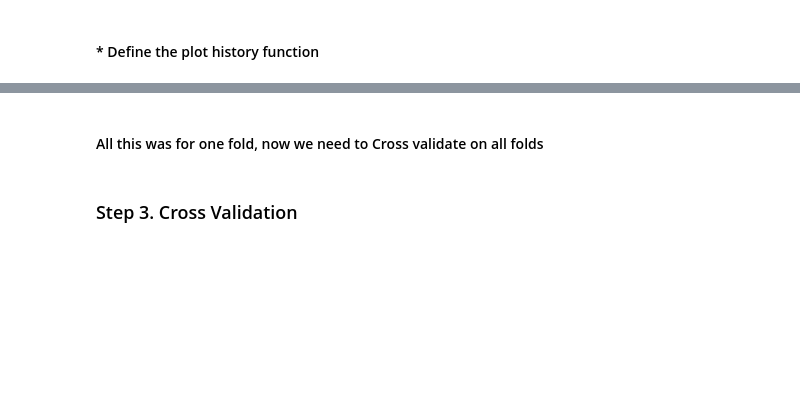
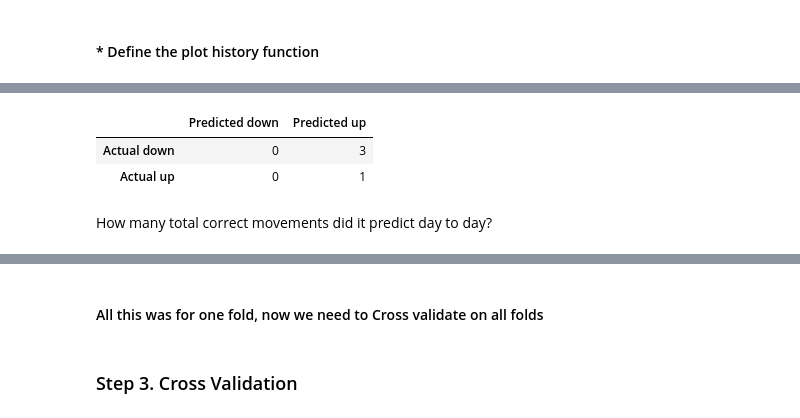
Before and after one commit to E-Brown96/crypto_market_assistant, a Jupyter notebook: notebooks/Joseph_7days.ipynb, the cells around one changed output, grey strips where cells are left out. Cells and saved outputs as stored; diff of their text form; code cells hidden in the pictures; blank space fills up the shorter version.

```diff
--- a/notebooks/Joseph_7days.ipynb
+++ b/notebooks/Joseph_7days.ipynb
@@ -437,0 +471,19 @@ model.predict(X_test)[2] , y_test[2]
+# %%
+TP = 0
+TN = 0
+FP = 0
+FN = 0
+
+for j in range(y_test.shape[0]):
+    if model.predict(X_test)[j][-1] > model.predict(X_test)[j][0] and y_test[j][-1] > y_test[j][0]:
+        TP += 1
+    if model.predict(X_test)[j][-1] < model.predict(X_test)[j][0] and y_test[j][-1] < y_test[j][0]:
+        TN += 1
+    if model.predict(X_test)[j][-1] > model.predict(X_test)[j][0] and y_test[j][-1] < y_test[j][0]:
+        FP += 1
+    if model.predict(X_test)[j][-1] < model.predict(X_test)[j][0] and y_test[j][-1] > y_test[j][0]:
+        FN += 1
+print (f'Accuracy = {100 * (TP + TN)/(TP + TN + FP + FN)} %')
+print (f'Precision = {100 * TP /(TP + FP)} %')
+print (f'Recall = {100 * TP /(TP + FN)} %')
+print (f'f1 Score -  = {(2 * (TP /(TP + FP)) * (TP /(TP + FN))) / ((TP /(TP + FP)) + (TP /(TP + FN)))}')
@@ -438 +508,13 @@ model.predict(X_test)[2] , y_test[2]
+# %%
+matrix = pd.DataFrame(np.array([[TN,FP],[FN,TP]]),index = ['Actual down','Actual up'])
+
+matrix.columns=['Predicted down','Predicted up']
+matrix
+# %% [output]
+|  | Predicted down | Predicted up |
+| Actual down | 0 | 3 |
+| Actual up | 0 | 1 |
+# %% [markdown]
+How many total correct movements did
+it predict day to day?
 # %%
```
Also changed, not shown: parts of 31 cells of this notebook, 1 other file.
